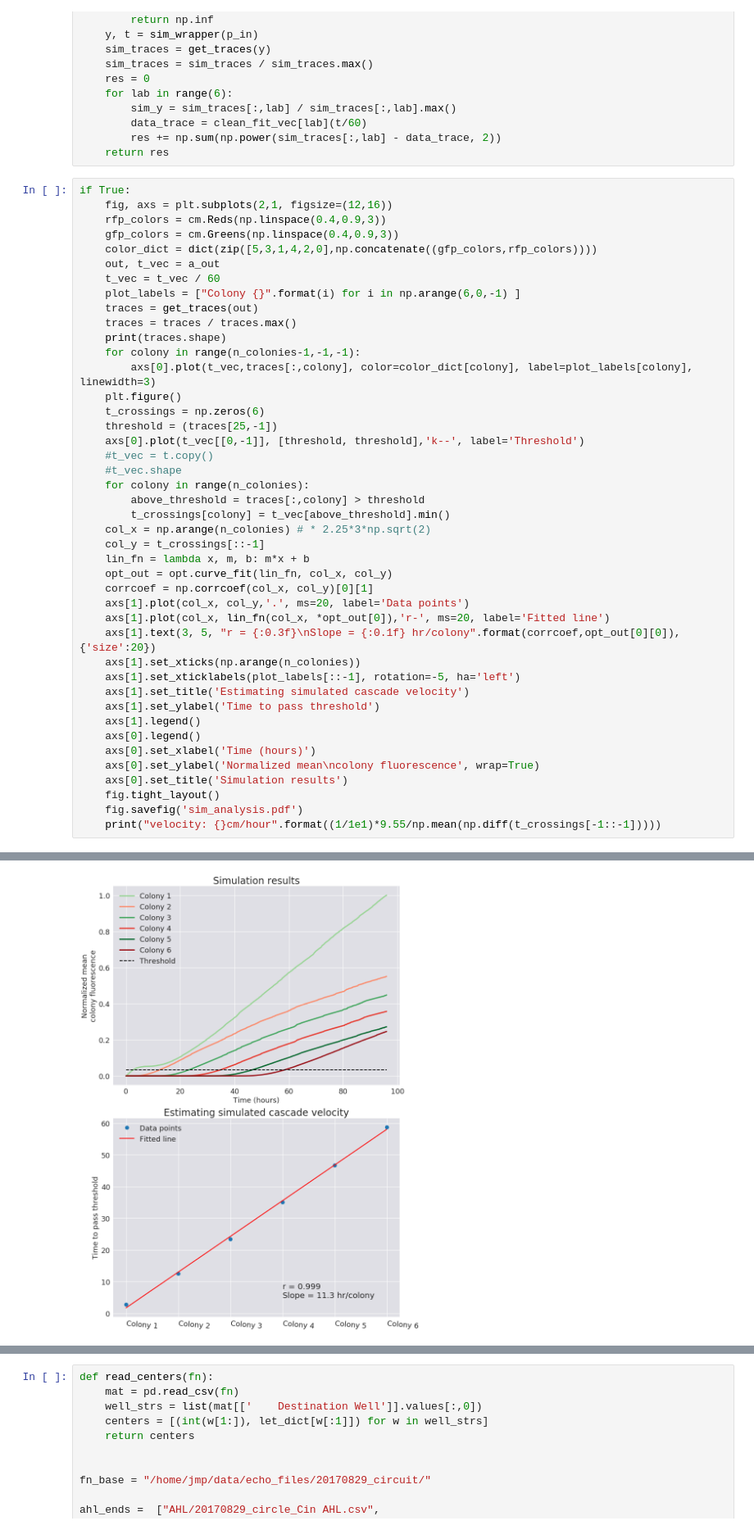
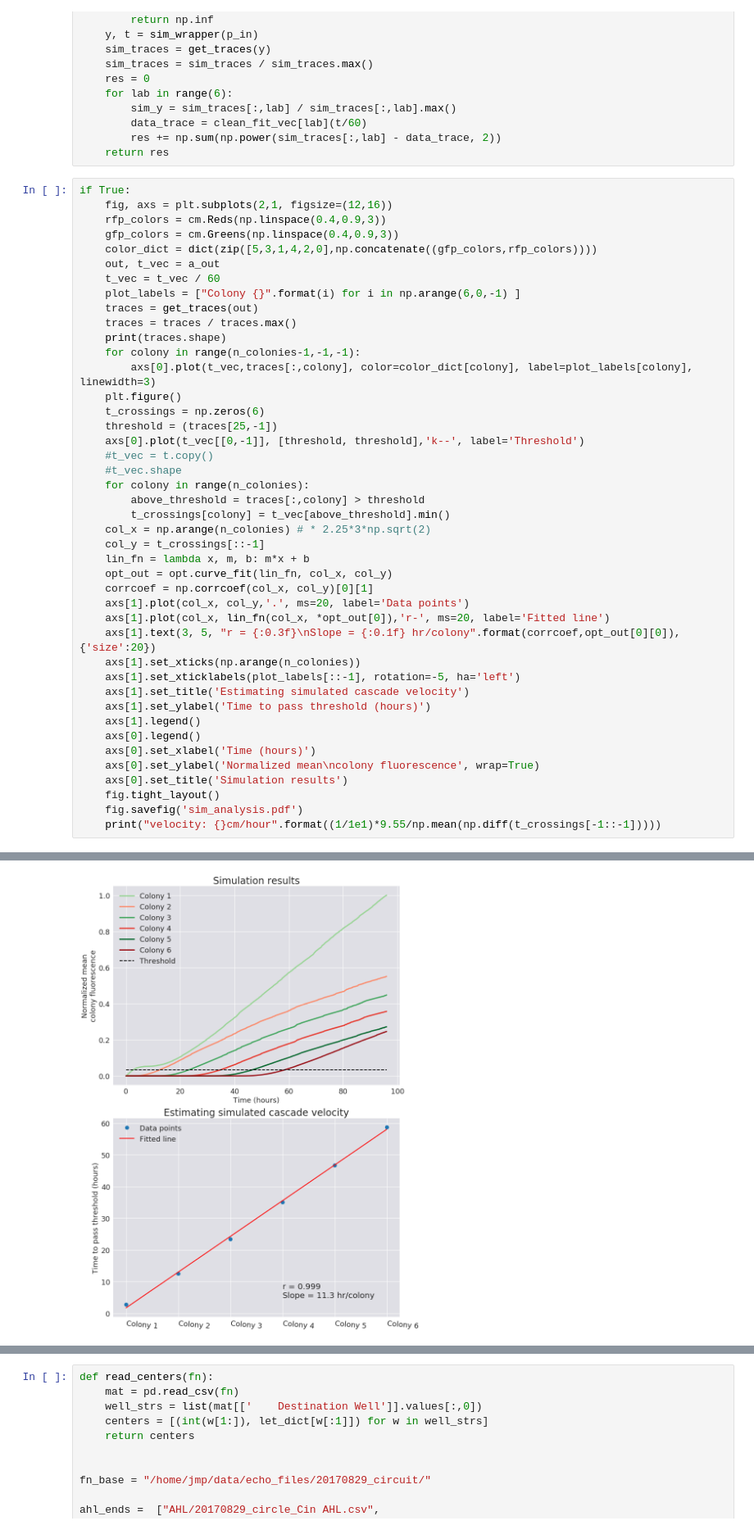
Before and after one commit to boospooky/omnitray-modeling, a Jupyter notebook: omnitray-modeling/simulation_notebook.ipynb, the cells around one changed output, grey strips where cells are left out. Shown at 82% size. Drawn from its saved outputs; the diff is of its cells as text.

Commit message:
updating figure

```diff
--- a/omnitray-modeling/simulation_notebook.ipynb
+++ b/omnitray-modeling/simulation_notebook.ipynb
@@ -681,35 +681,35 @@ if True:
     t_crossings = np.zeros(6)
     threshold = (traces[25,-1])
     axs[0].plot(t_vec[[0,-1]], [threshold, threshold],'k--', label='Threshold')
     #t_vec = t.copy()
     #t_vec.shape
     for colony in range(n_colonies):
         above_threshold = traces[:,colony] > threshold
         t_crossings[colony] = t_vec[above_threshold].min()
     col_x = np.arange(n_colonies) # * 2.25*3*np.sqrt(2)
     col_y = t_crossings[::-1]
     lin_fn = lambda x, m, b: m*x + b
     opt_out = opt.curve_fit(lin_fn, col_x, col_y)
     corrcoef = np.corrcoef(col_x, col_y)[0][1]
     axs[1].plot(col_x, col_y,'.', ms=20, label='Data points')
     axs[1].plot(col_x, lin_fn(col_x, *opt_out[0]),'r-', ms=20, label='Fitted line')
     axs[1].text(3, 5, "r = {:0.3f}\nSlope = {:0.1f} hr/colony".format(corrcoef,opt_out[0][0]), {'size':20})
     axs[1].set_xticks(np.arange(n_colonies))
     axs[1].set_xticklabels(plot_labels[::-1], rotation=-5, ha='left')
     axs[1].set_title('Estimating simulated cascade velocity')
-    axs[1].set_ylabel('Time to pass threshold')
+    axs[1].set_ylabel('Time to pass threshold (hours)')
     axs[1].legend()
     axs[0].legend()
     axs[0].set_xlabel('Time (hours)')
     axs[0].set_ylabel('Normalized mean\ncolony fluorescence', wrap=True)
     axs[0].set_title('Simulation results')
     fig.tight_layout()
     fig.savefig('sim_analysis.pdf')
     print("velocity: {}cm/hour".format((1/1e1)*9.55/np.mean(np.diff(t_crossings[-1::-1]))))
 # %% [output]
 (986, 6)
 velocity: 0.08536373965320194cm/hour
-[figure, old version]
+[figure, new version]
 <matplotlib.figure.Figure at 0x...>
 # %%
 def read_centers(fn):
```
Also changed, not shown: 1 other file.
